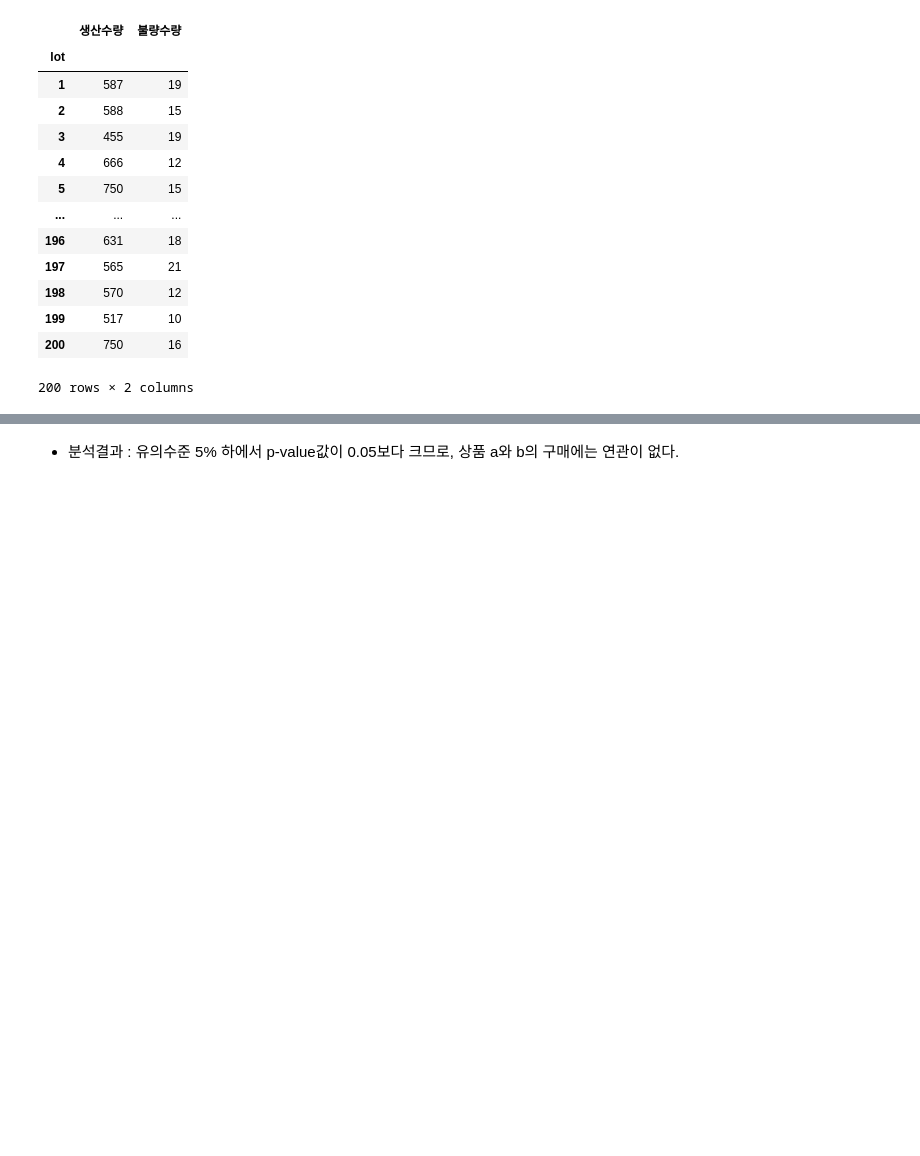
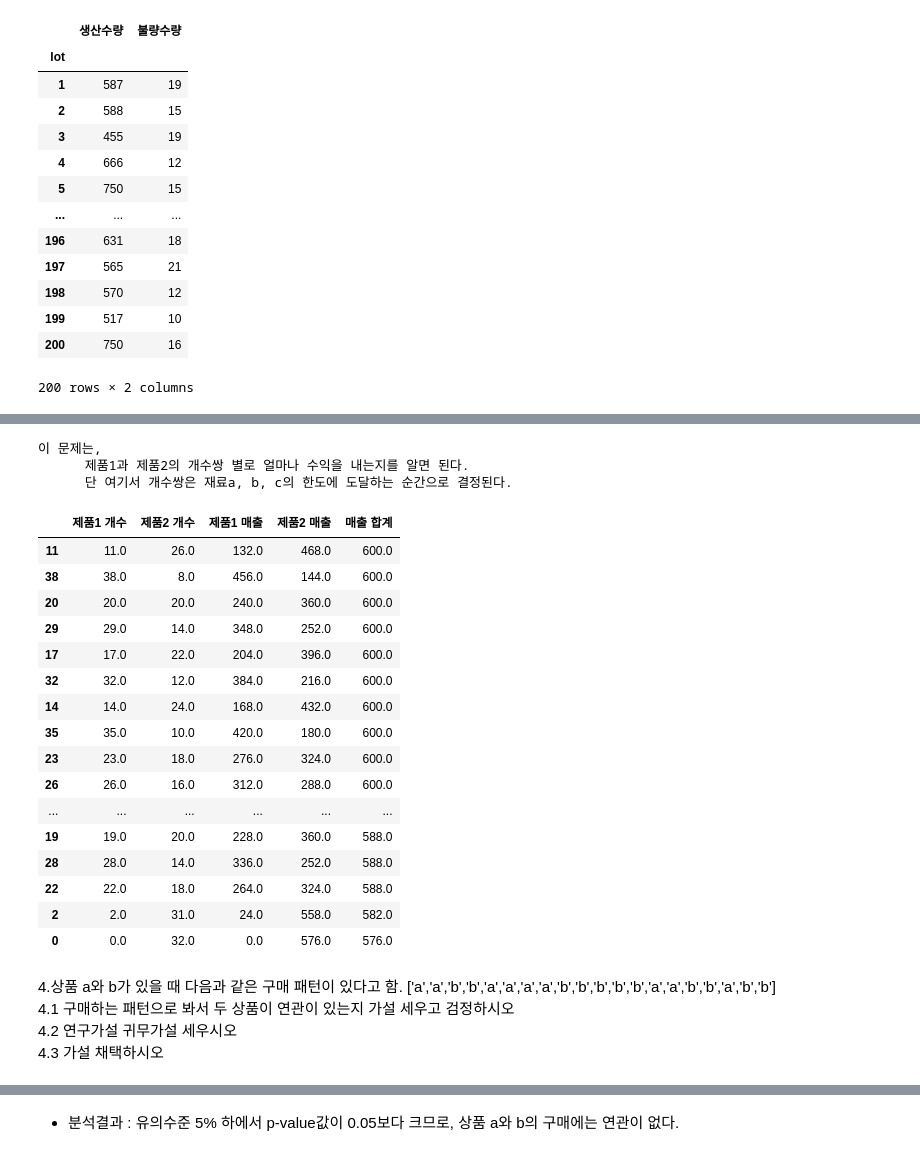
Before and after one commit to blueage98/adp_work, a Jupyter notebook: ADP-실기-DESSA/최신 기출동형 모의고사/2회_통계분석 - 연습.ipynb, the cells around one changed output, grey strips where cells are left out. Saved outputs shown, nothing was run; the diff lists cells and outputs as text; code cells hidden in the pictures; blank space fills up the shorter version.

```diff
--- a/ADP-실기-DESSA/최신 기출동형 모의고사/2회_통계분석 - 연습.ipynb
+++ b/ADP-실기-DESSA/최신 기출동형 모의고사/2회_통계분석 - 연습.ipynb
@@ -95,0 +136,74 @@ df2
+# %%
+import math
+print('''이 문제는,
+      제품1과 제품2의 개수쌍 별로 얼마나 수익을 내는지를 알면 된다.
+      단 여기서 개수쌍은 재료a, b, c의 한도에 도달하는 순간으로 결정된다.
+''')
+test = pd.DataFrame()
+count1 = 1
+count2 = 1
+a1 = 20
+b1 = 20
+c1 = 20
+a2 = 40
+b2 = 30
+c2 = 30
+price1 = 12
+price2 = 18
+
+maxa = 1300
+
+for i in range(int(maxa / a1)):
+    maxa = 1300
+    maxb = 1000
+    maxc = 1200
+
+    count1 = i
+    #제품1 재고반영
+    maxa -= a1*count1
+    maxb -= b1*count1
+    maxc -= c1*count1
+
+    #제품2 가능개수 확인
+    poss_a = math.trunc(maxa / a2)
+    poss_b = math.trunc(maxb / b2)
+    poss_c = math.trunc(maxc / c2)
+    count2 = min([poss_a, poss_b, poss_c])
+
+    if (poss_a < 1) or (poss_b < 1) or (poss_c < 1)  :
+        break
+
+    test.loc[i, '제품1 개수'] = count1
+    test.loc[i, '제품2 개수'] = count2
+    test.loc[i, '제품1 매출'] = count1*price1
+    test.loc[i, '제품2 매출'] = count2*price2
+    test.loc[i, '매출 합계'] = count1*price1 + count2*price2
+test.sort_values(by='매출 합계', ascending=False, inplace=True)
+test
+# %% [output]
+이 문제는,
+      제품1과 제품2의 개수쌍 별로 얼마나 수익을 내는지를 알면 된다.
+      단 여기서 개수쌍은 재료a, b, c의 한도에 도달하는 순간으로 결정된다.
+|  | 제품1 개수 | 제품2 개수 | 제품1 매출 | 제품2 매출 | 매출 합계 |
+| 11 | 11.0 | 26.0 | 132.0 | 468.0 | 600.0 |
+| 38 | 38.0 | 8.0 | 456.0 | 144.0 | 600.0 |
+| 20 | 20.0 | 20.0 | 240.0 | 360.0 | 600.0 |
+| 29 | 29.0 | 14.0 | 348.0 | 252.0 | 600.0 |
+| 17 | 17.0 | 22.0 | 204.0 | 396.0 | 600.0 |
+| 32 | 32.0 | 12.0 | 384.0 | 216.0 | 600.0 |
+| 14 | 14.0 | 24.0 | 168.0 | 432.0 | 600.0 |
+| 35 | 35.0 | 10.0 | 420.0 | 180.0 | 600.0 |
+| 23 | 23.0 | 18.0 | 276.0 | 324.0 | 600.0 |
+| 26 | 26.0 | 16.0 | 312.0 | 288.0 | 600.0 |
+| ... | ... | ... | ... | ... | ... |
+| 19 | 19.0 | 20.0 | 228.0 | 360.0 | 588.0 |
+| 28 | 28.0 | 14.0 | 336.0 | 252.0 | 588.0 |
+| 22 | 22.0 | 18.0 | 264.0 | 324.0 | 588.0 |
+| 2 | 2.0 | 31.0 | 24.0 | 558.0 | 582.0 |
+| 0 | 0.0 | 32.0 | 0.0 | 576.0 | 576.0 |
+# %% [markdown]
+
+4.상품 a와 b가 있을 때 다음과 같은 구매 패턴이 있다고 함. ['a','a','b','b','a','a','a','a','b','b','b','b','b','a','a','b','b','a','b','b']<br>
+4.1 구매하는 패턴으로 봐서 두 상품이 연관이 있는지 가설 세우고 검정하시오<br>
+4.2 연구가설 귀무가설 세우시오<br>
+4.3 가설 채택하시오
```
Also changed, not shown: parts of 5 cells of this notebook.
